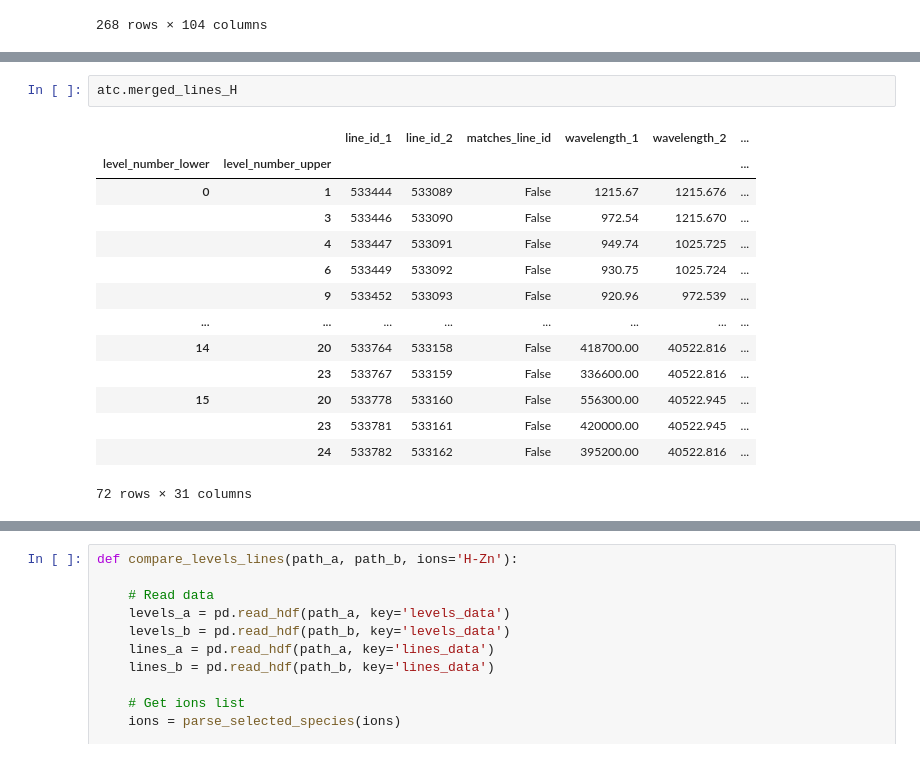
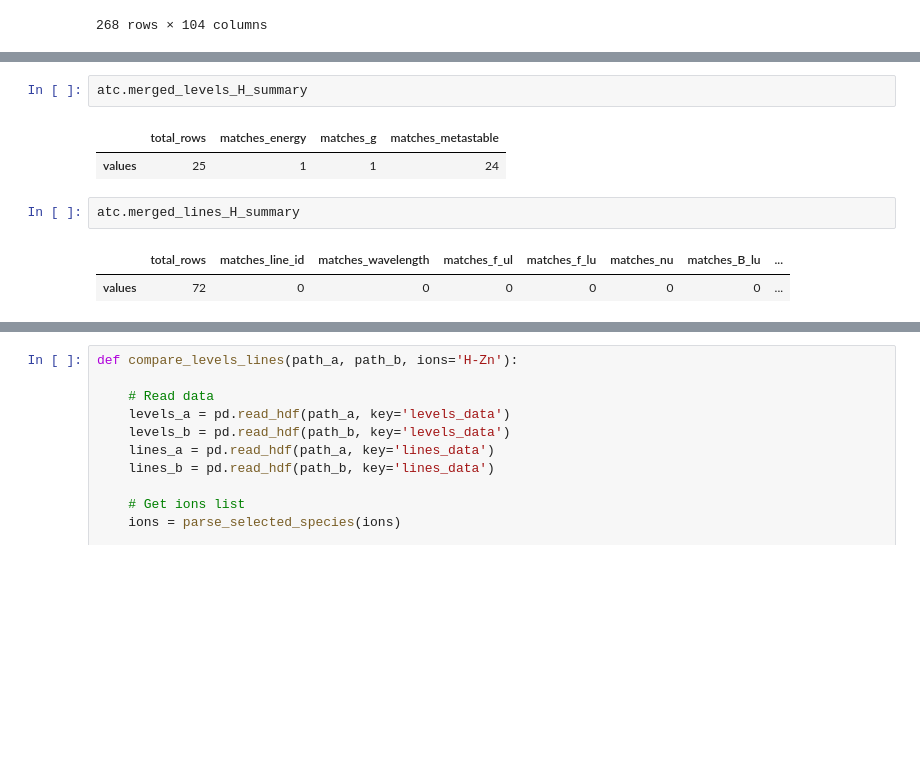
Before and after one commit to tardis-sn/carsus, a Jupyter notebook: docs/development/compare_atomic_files.ipynb, the cells around one changed output, grey strips where cells are left out. Saved outputs shown, nothing was run; the diff lists cells and outputs as text; blank space fills up the shorter version.

```diff
--- a/docs/development/compare_atomic_files.ipynb
+++ b/docs/development/compare_atomic_files.ipynb
@@ -136,20 +128,13 @@ atc.diff(key_name="levels", ion='H')
 # %%
-atc.merged_lines_H
+atc.merged_levels_H_summary
 # %% [output]
-|  |  | line_id_1 | line_id_2 | matches_line_id | wavelength_1 | wavelength_2 | ... |
-| level_number_lower | level_number_upper |  |  |  |  |  | ... |
-| 0 | 1 | 533444 | 533089 | False | 1215.67 | 1215.676 | ... |
-|  | 3 | 533446 | 533090 | False | 972.54 | 1215.670 | ... |
-|  | 4 | 533447 | 533091 | False | 949.74 | 1025.725 | ... |
-|  | 6 | 533449 | 533092 | False | 930.75 | 1025.724 | ... |
-|  | 9 | 533452 | 533093 | False | 920.96 | 972.539 | ... |
-| ... | ... | ... | ... | ... | ... | ... | ... |
-| 14 | 20 | 533764 | 533158 | False | 418700.00 | 40522.816 | ... |
-|  | 23 | 533767 | 533159 | False | 336600.00 | 40522.816 | ... |
-| 15 | 20 | 533778 | 533160 | False | 556300.00 | 40522.945 | ... |
-|  | 23 | 533781 | 533161 | False | 420000.00 | 40522.945 | ... |
-|  | 24 | 533782 | 533162 | False | 395200.00 | 40522.816 | ... |
+|  | total_rows | matches_energy | matches_g | matches_metastable |
+| values | 25 | 1 | 1 | 24 |
-72 rows × 31 columns
+# %%
+atc.merged_lines_H_summary
+# %% [output]
+|  | total_rows | matches_line_id | matches_wavelength | matches_f_ul | matches_f_lu | matches_nu | matches_B_lu | ... |
+| values | 72 | 0 | 0 | 0 | 0 | 0 | 0 | ... |
 # %%
 atc.plot(key_name="lines", ion="Fe", column="wavelength")
 # %% [output]
```
Also changed, not shown: parts of 14 cells of this notebook, 1 other file.
